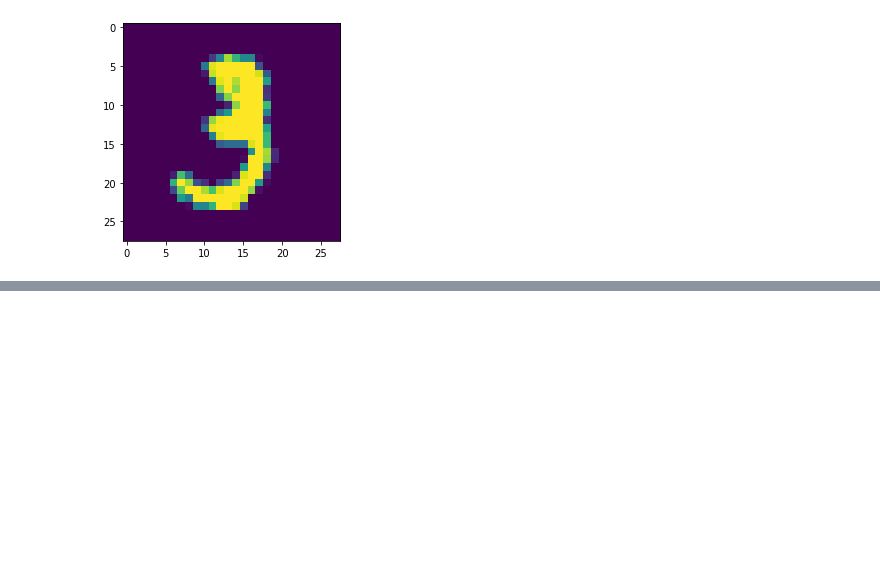
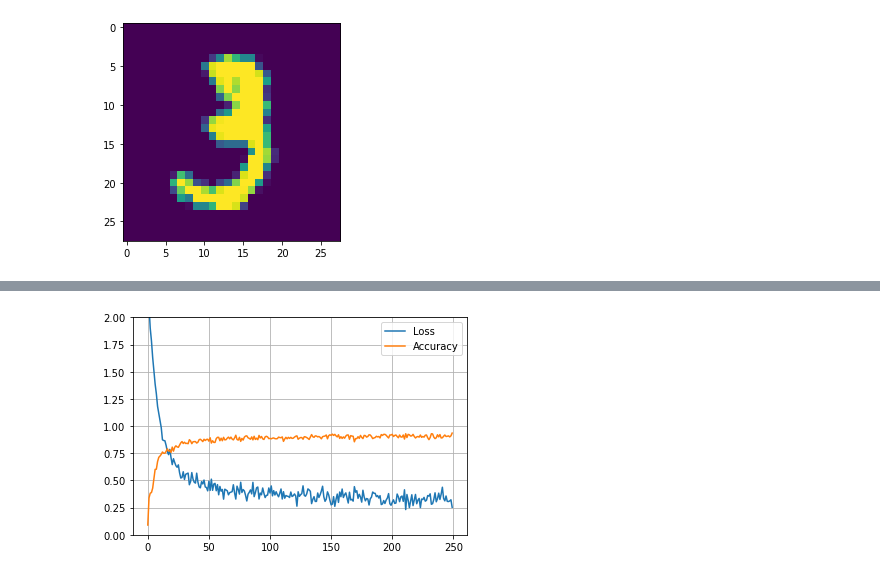
Before and after one commit to RoyVorster/also-grad, a Jupyter notebook: examples/mnist.ipynb, the cells around one changed output, grey strips where cells are left out. Drawn from its saved outputs; the diff is of its cells as text; code cells hidden in the pictures; blank space fills up the shorter version.

Commit message:
add sequential example

```diff
--- a/examples/mnist.ipynb
+++ b/examples/mnist.ipynb
@@ -172,0 +173,15 @@ Loss: 0.105, acc: 0.969
+# %%
+# Same thing as above FF net re-implemented using sequential
+model = nn.Sequential([
+    nn.Linear(n_features, 128),
+    F.ReLU(),
+    nn.Linear(128, 32),
+    F.ReLU(),
+    nn.Linear(32, 10)
+])
+
+optimizer = SGD(model, learning_rate=1e-4, momentum=0.9)
+
+losses, accuracies = train(optimizer, model, gen_mini_batch)
+plot_train_results(losses, accuracies)
+# %% [output]
@@ -172,0 +189 @@ Loss: 0.105, acc: 0.969
+[figure, added]
```
Also changed, not shown: parts of 3 cells of this notebook.
